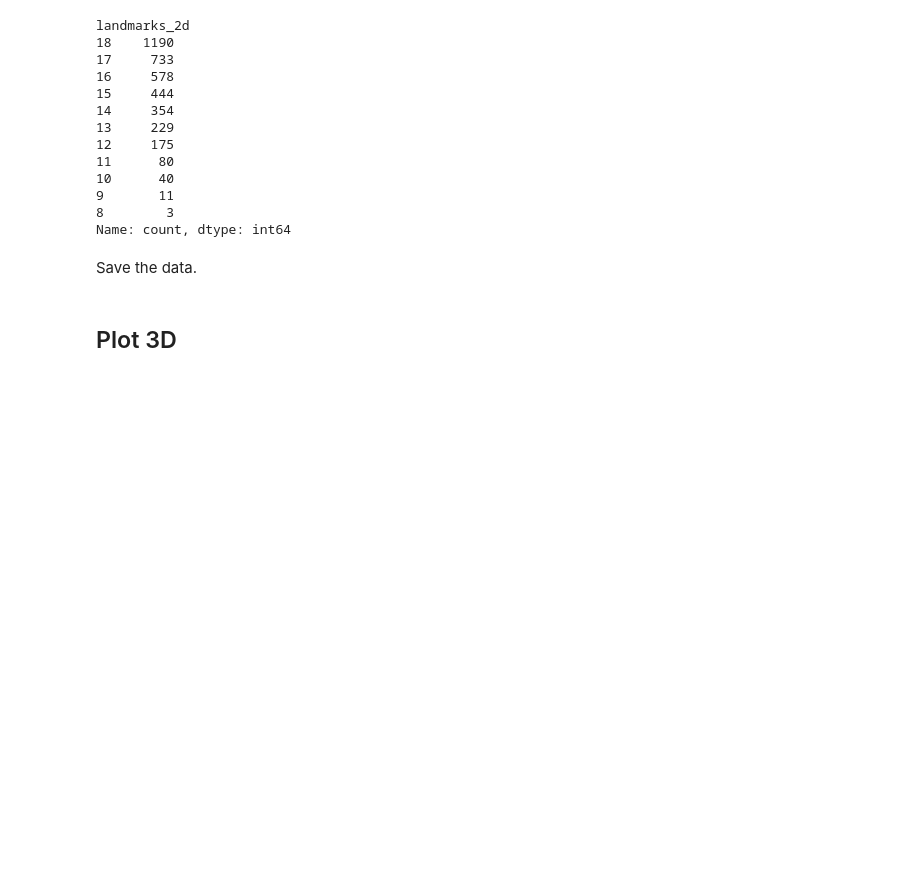
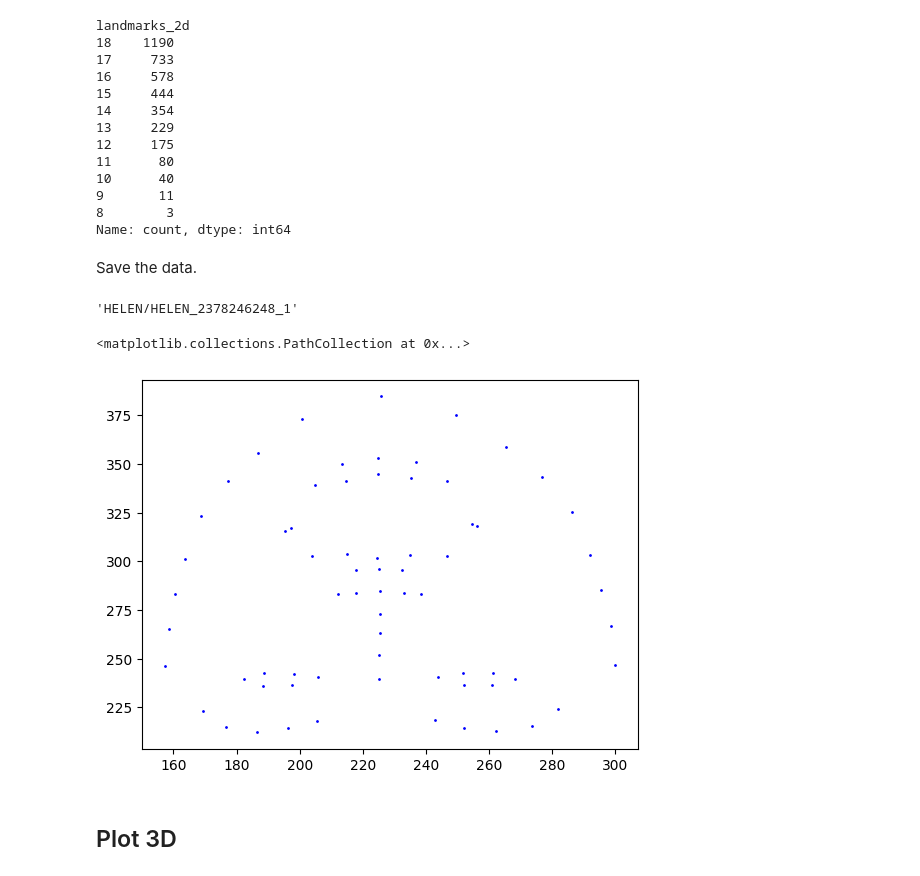
Before and after one commit to boraboyacioglu-itu/landmark_detection, a Jupyter notebook: data_exploration.ipynb, the cells around one changed output. Cells and saved outputs as stored; diff of their text form; code cells hidden in the pictures; blank space fills up the shorter version.

```diff
--- a/data_exploration.ipynb
+++ b/data_exploration.ipynb
@@ -38,3 +60,10 @@ lm = data.groupby('base_img_paths').agg({
     'landmarks': lambda x: np.array(x.tolist()),
     'landmarks_2d': lambda x: np.array(x.tolist())
 }).reset_index()
+# %%
+scaler = MinMaxScaler(feature_range=(-1, 1))
+
+def scale_2d()
+
+lm['landmarks_2d'] = lm['landmarks_2d'].apply(lambda x: scaler.fit_transform(x))
+# lm['landmarks'] = lm['landmarks'].apply(lambda x: np.array(x))
@@ -61,6 +96,16 @@ Save the data.
 # %%
 # Save the DataFrame "lm".
 lm.to_json('new_data/lm_300wLP_anno_tr.json')
+# %%
+lm['base_img_paths'][1353]
+# %% [output]
+'HELEN/HELEN_2378246248_1'
+# %%
+data_x_2d = lm['landmarks_2d'][1353][0]
+plt.scatter(data_x_2d[:, 0], data_x_2d[:, 1], c='b', s=1)
+# %% [output]
+<matplotlib.collections.PathCollection at 0x...>
+[figure, added]
 # %% [markdown]
 ## Plot 3D
 # %%
```
Also changed, not shown: parts of 8 cells of this notebook, 19 other files.
